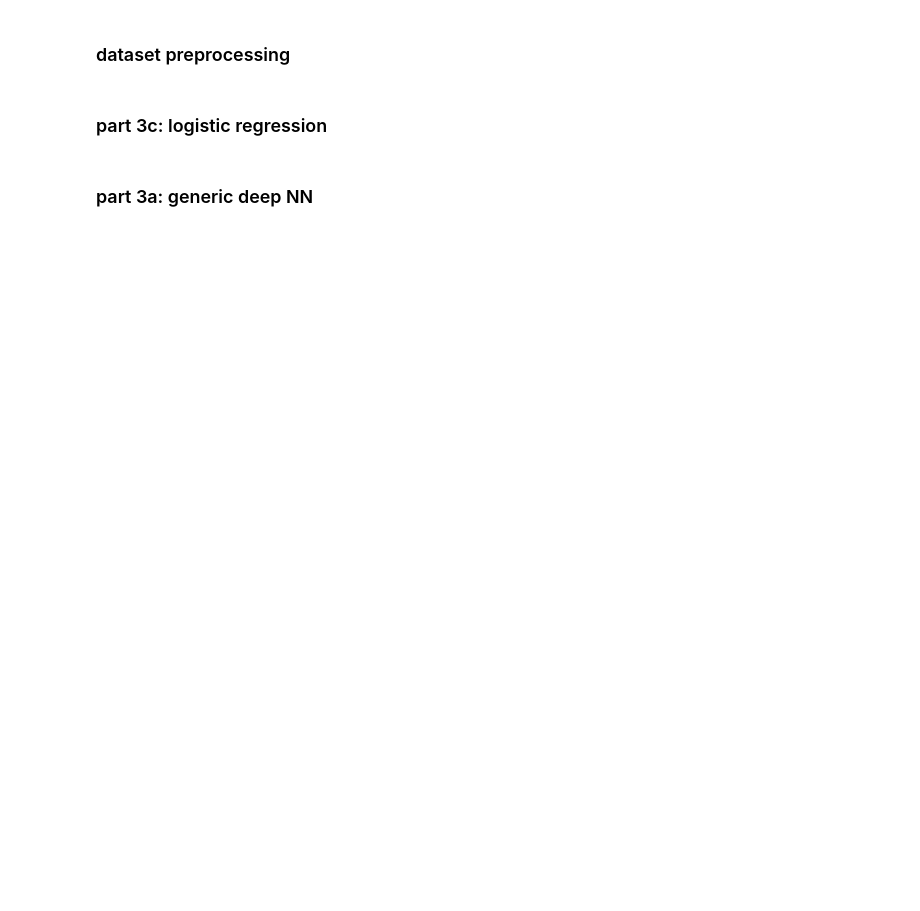
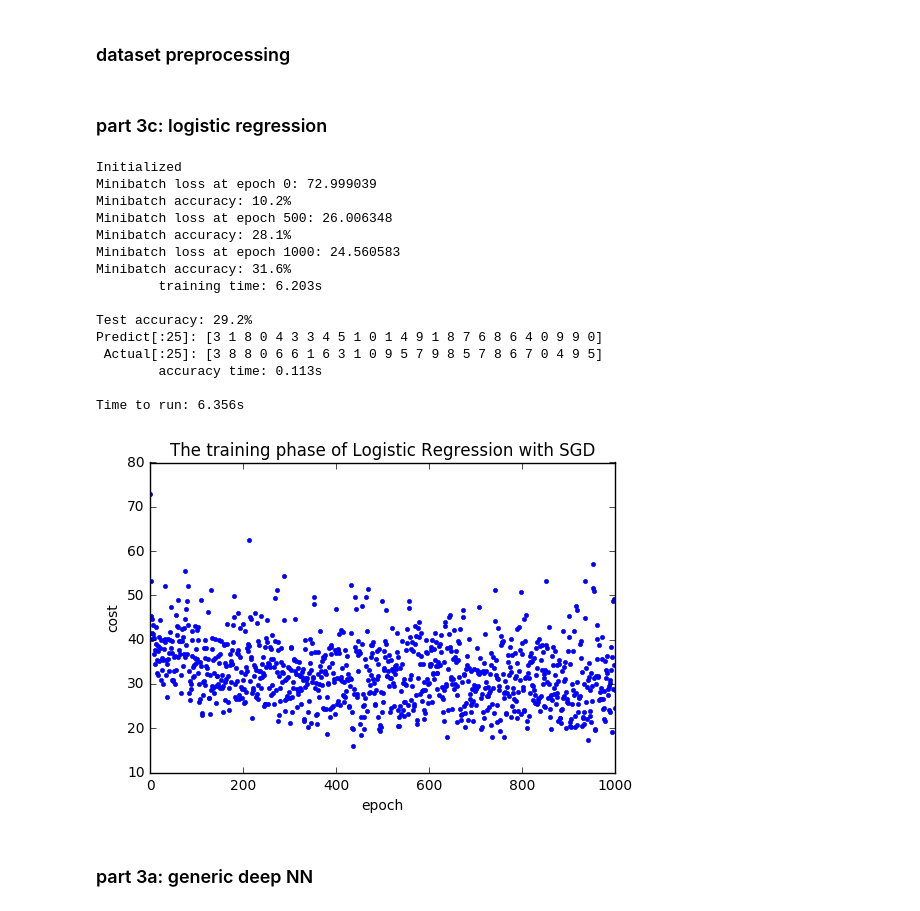
Before and after one commit to cindyliu/CSCI-E81-HW4, a Jupyter notebook: HW4.ipynb, the cells around one changed output. Drawn from its saved outputs; the diff is of its cells as text; code cells hidden in the pictures; blank space fills up the shorter version.

```diff
--- a/HW4.ipynb
+++ b/HW4.ipynb
@@ -216,15 +218,29 @@ def lrsgd(num_epochs, train_dataset, train_labels, test_dataset, test_labels):
     return l_array
 # %%
 num_epochs = 1001
-start = time.time()
 l_array = lrsgd(num_epochs, train_data_2d, train_labels_2d, test_data_2d, test_labels_2d)
-end = time.time()
-print('\nTime to run: {:.3f}s'.format(end - start))
 plt.plot(range(num_epochs), l_array, '.')
 plt.xlabel("epoch")
 plt.ylabel("cost")
 plt.title("The training phase of Logistic Regression with SGD")
 plt.show()
+# %% [output]
+Initialized
+Minibatch loss at epoch 0: 72.999039
+Minibatch accuracy: 10.2%
+Minibatch loss at epoch 500: 26.006348
+Minibatch accuracy: 28.1%
+Minibatch loss at epoch 1000: 24.560583
+Minibatch accuracy: 31.6%
+        training time: 6.203s
+
+Test accuracy: 29.2%
+Predict[:25]: [3 1 8 0 4 3 3 4 5 1 0 1 4 9 1 8 7 6 8 6 4 0 9 9 0]
+ Actual[:25]: [3 8 8 0 6 6 1 6 3 1 0 9 5 7 9 8 5 7 8 6 7 0 4 9 5]
+        accuracy time: 0.113s
+
+Time to run: 6.356s
+[figure, added]
 # %% [markdown]
 ### part 3a: generic deep NN
 # %%
```
Also changed, not shown: parts of 38 cells of this notebook.
